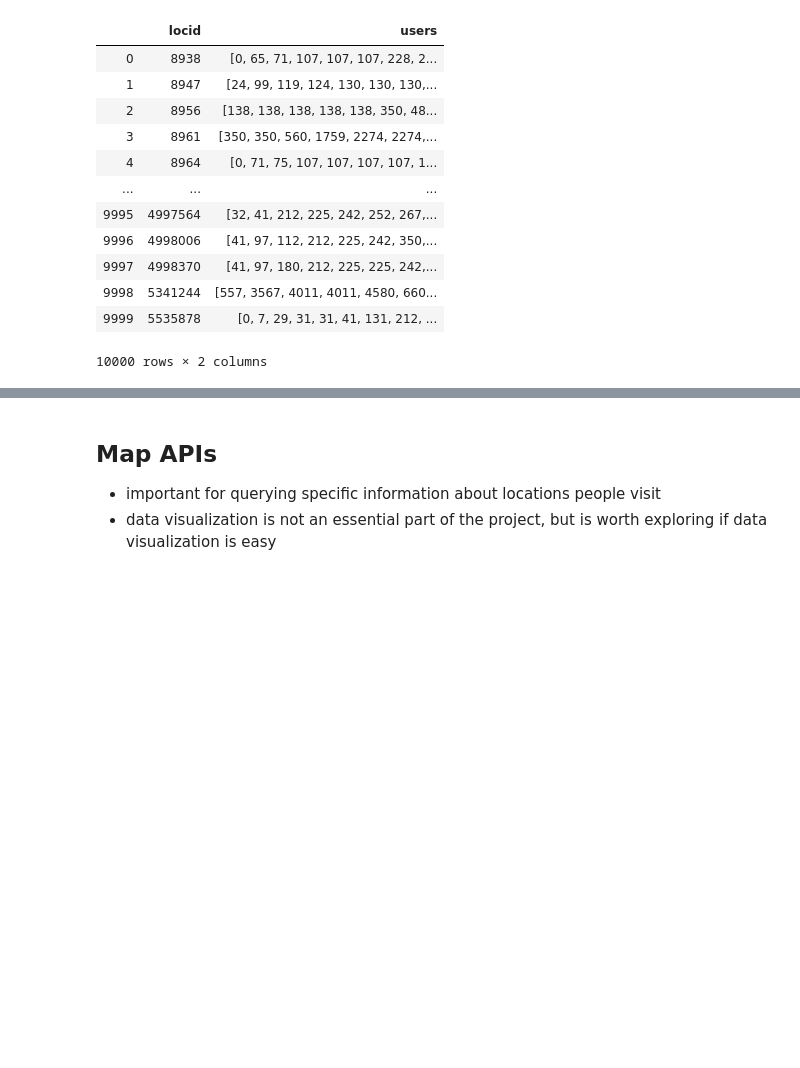
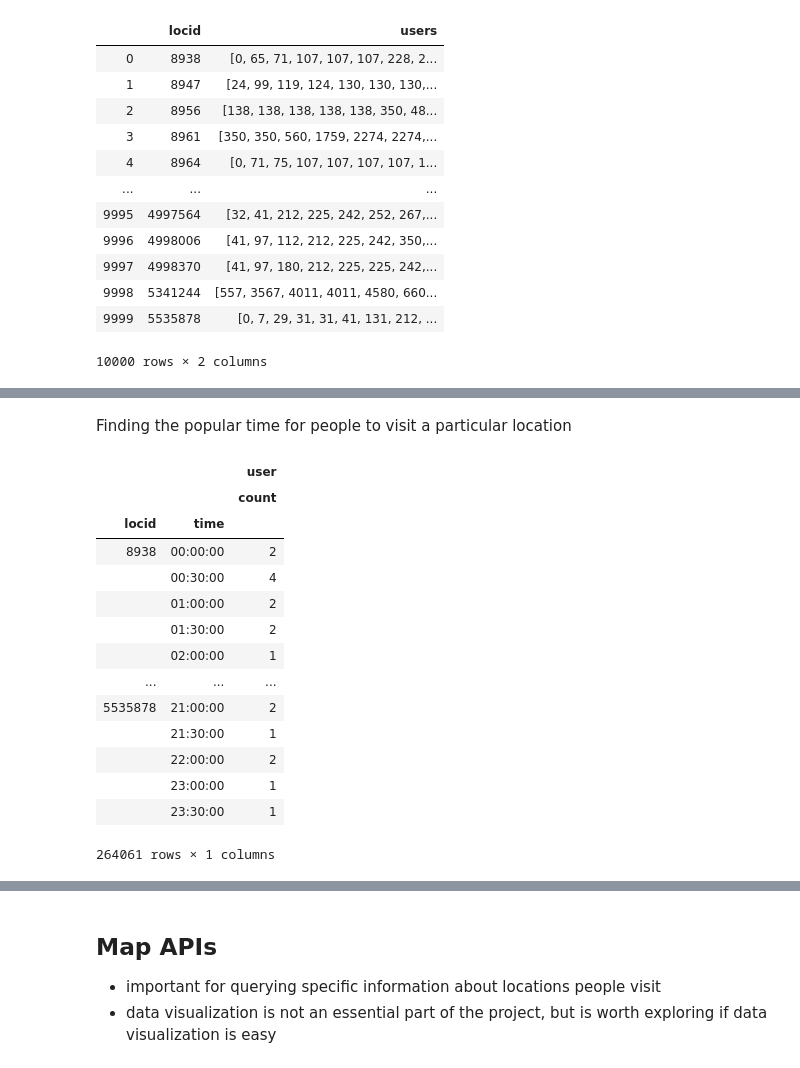
Before and after one commit to BetoBob/csc_481, a Jupyter notebook: project/CSC481_Project.ipynb, the cells around one changed output, grey strips where cells are left out. Saved outputs shown, nothing was run; the diff lists cells and outputs as text; code cells hidden in the pictures; blank space fills up the shorter version.

```diff
--- a/project/CSC481_Project.ipynb
+++ b/project/CSC481_Project.ipynb
@@ -598,0 +657,21 @@ top10_user_locid_combo
+# %% [markdown]
+Finding the popular time for people to visit a particular location
+# %%
+time_loc['time'] = time_loc['time'].dt.time
+time_loc.groupby(['locid', 'time']).agg(['count'])
+# %% [output]
+|  |  | user |
+|  |  | count |
+| locid | time |  |
+| 8938 | 00:00:00 | 2 |
+|  | 00:30:00 | 4 |
+|  | 01:00:00 | 2 |
+|  | 01:30:00 | 2 |
+|  | 02:00:00 | 1 |
+| ... | ... | ... |
+| 5535878 | 21:00:00 | 2 |
+|  | 21:30:00 | 1 |
+|  | 22:00:00 | 2 |
+|  | 23:00:00 | 1 |
+|  | 23:30:00 | 1 |
+264061 rows × 1 columns
```
Also changed, not shown: parts of 6 cells of this notebook.
